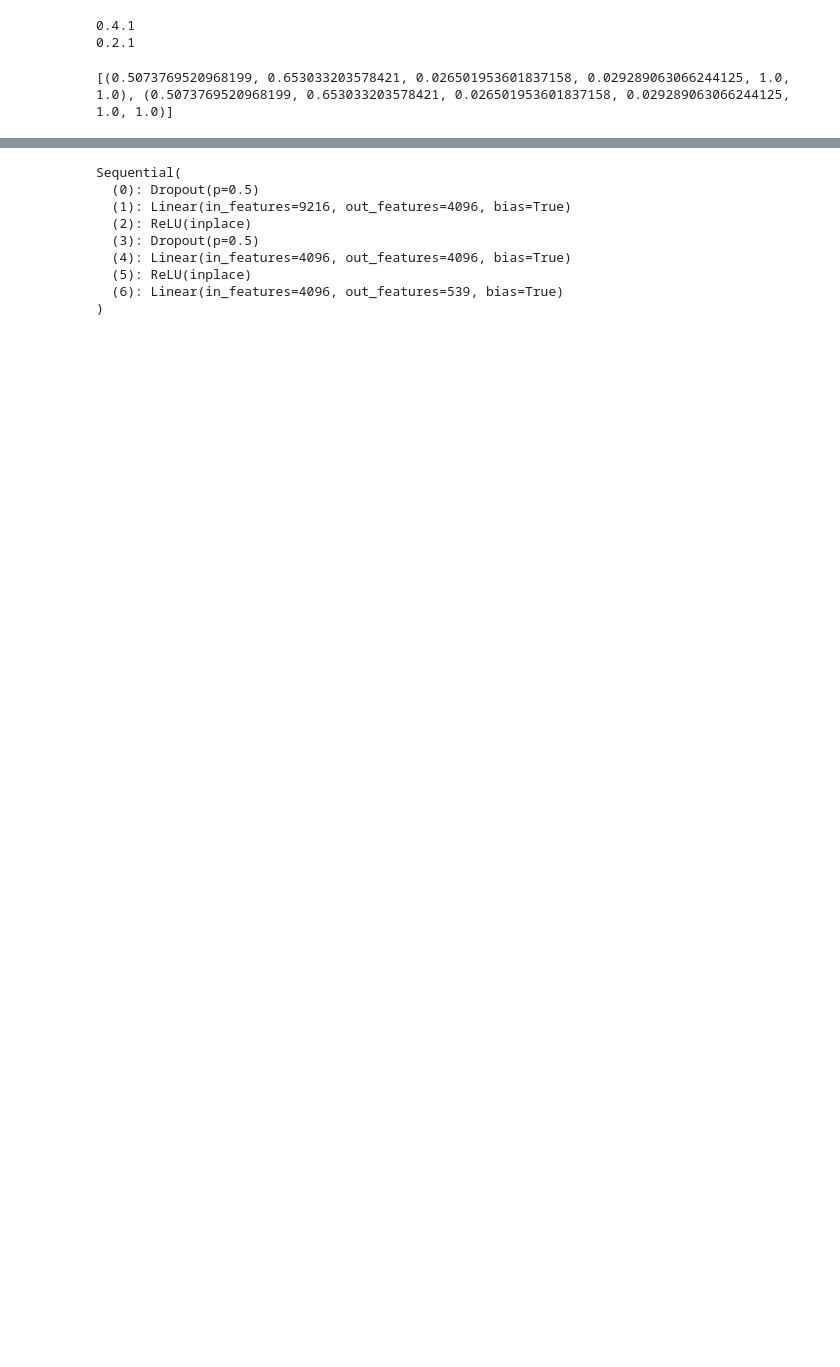
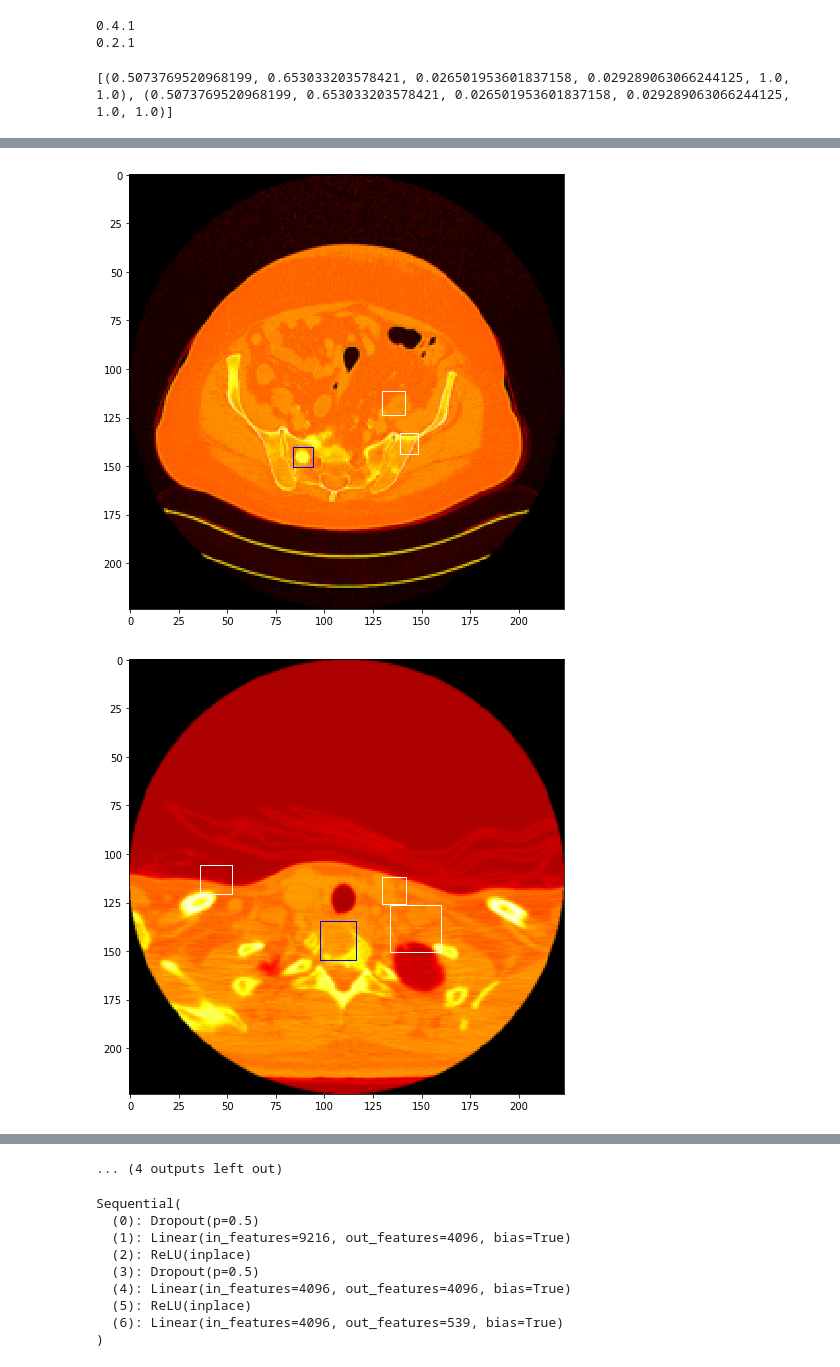
Before and after one commit to MarkGrivainis/healthcare_informatics_2018, a Jupyter notebook: localizations/Model_03_YOLO_full_set_AlexNet.ipynb, the cells around one changed output, grey strips where cells are left out. Saved outputs shown, nothing was run; the diff lists cells and outputs as text; code cells hidden in the pictures; blank space fills up the shorter version.

```diff
--- a/localizations/Model_03_YOLO_full_set_AlexNet.ipynb
+++ b/localizations/Model_03_YOLO_full_set_AlexNet.ipynb
@@ -584,0 +575,5 @@ model_ft
+# %%
+visualize_model(model_ft, 16, typ='test')
+# %% [output]
+[figure, added]
+[figure, added]
@@ -585,3 +590,4 @@ model_ft
+... (4 outputs left out)
 # %%
 def check_output(model, criterion):
     was_training = model.training
```
Also changed, not shown: parts of 5 cells of this notebook.
